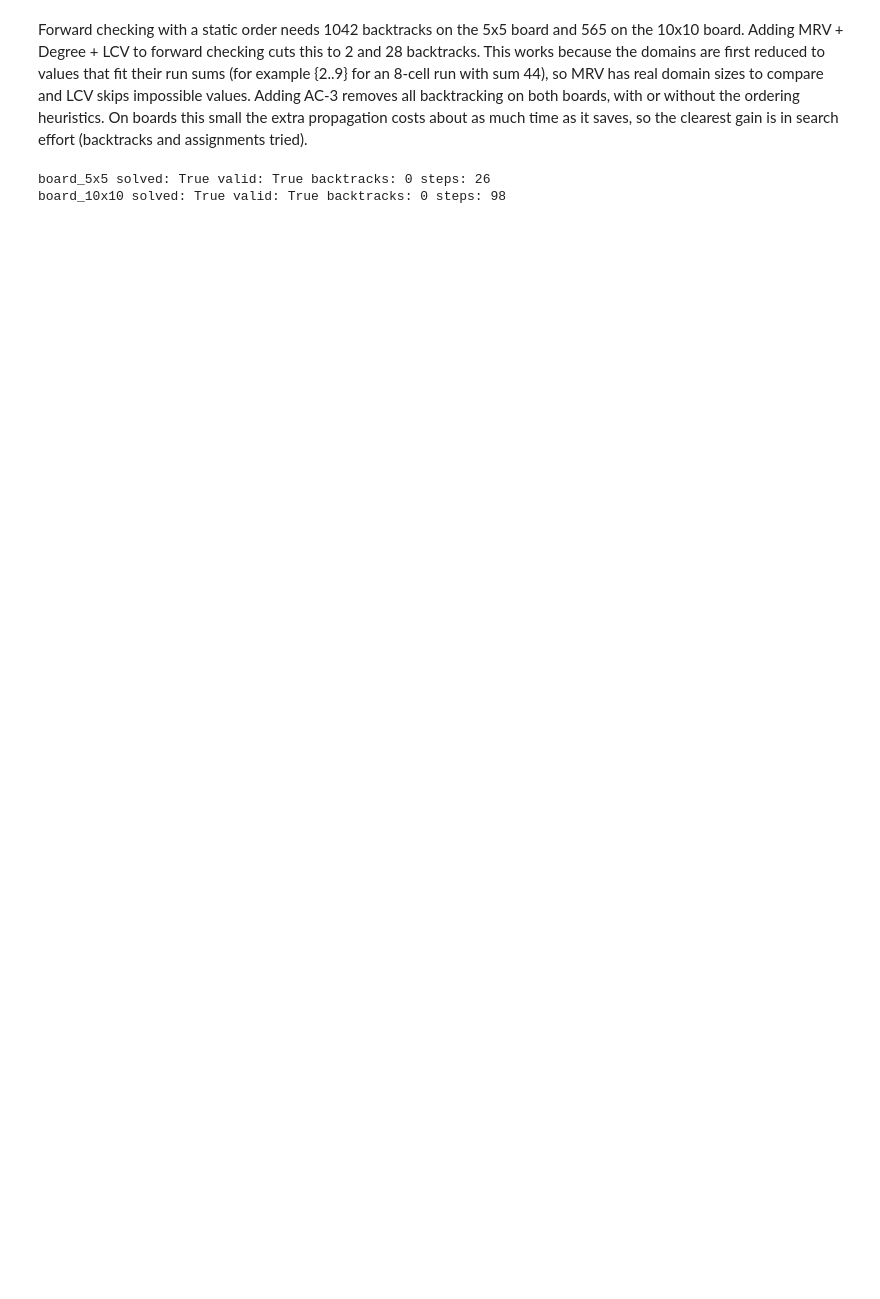
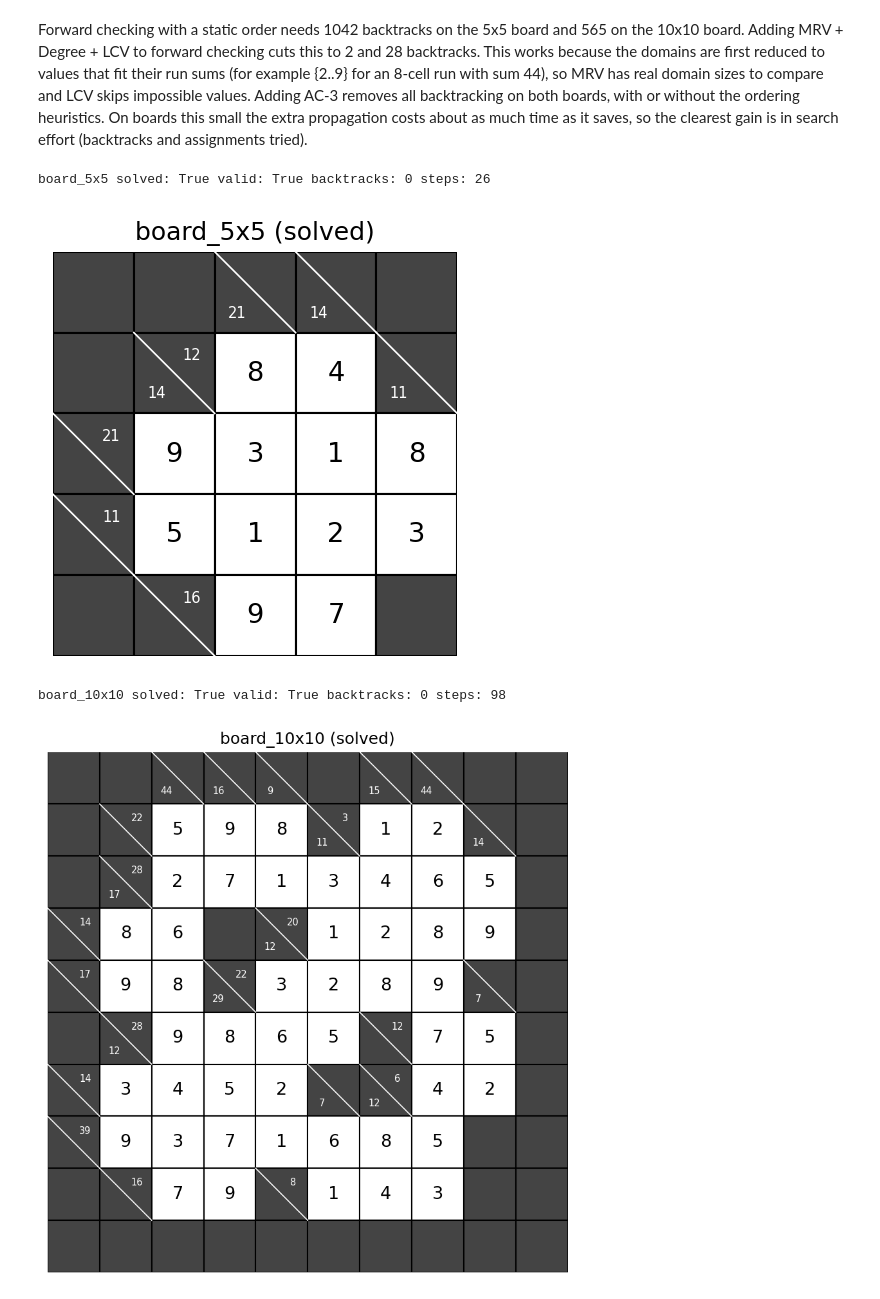
Before and after one commit to killkillton/AI_Finals, a Jupyter notebook: Task3/Task3_Experiments_and_Formulation.ipynb, the cells around one changed output. Drawn from its saved outputs; the diff is of its cells as text; code cells hidden in the pictures; blank space fills up the shorter version.

```diff
--- a/Task3/Task3_Experiments_and_Formulation.ipynb
+++ b/Task3/Task3_Experiments_and_Formulation.ipynb
@@ -111,35 +111,42 @@ Image(filename=str(RESULTS_DIR / "kakuro_performance_comparison.png"))
 # %% [markdown]
 Forward checking with a static order needs 1042 backtracks on the 5x5 board and 565 on the 10x10 board. Adding MRV + Degree + LCV to forward checking cuts this to 2 and 28 backtracks. This works because the domains are first reduced to values that fit their run sums (for example {2..9} for an 8-cell run with sum 44), so MRV has real domain sizes to compare and LCV skips impossible values. Adding AC-3 removes all backtracking on both boards, with or without the ordering heuristics. On boards this small the extra propagation costs about as much time as it saves, so the clearest gain is in search effort (backtracks and assignments tried).
 # %%
+from IPython.display import Image, display
+
 def draw_board(csp, assignments, title):
     fig, ax = plt.subplots(figsize=(csp.cols * 0.7, csp.rows * 0.7))
     for cell in csp.cells:
         r, c = cell["r"], cell["c"]
         y = csp.rows - 1 - r
         if cell["type"] == "WHITE":
             ax.add_patch(plt.Rectangle((c, y), 1, 1, facecolor="white", edgecolor="black"))
             ax.text(c + 0.5, y + 0.5, str(assignments.get((r, c), "")), ha="center", va="center", fontsize=13)
         else:
             ax.add_patch(plt.Rectangle((c, y), 1, 1, facecolor="#444444", edgecolor="black"))
             if cell["type"] == "CLUE":
                 ax.plot([c, c + 1], [y + 1, y], color="white", lw=0.8)
                 if cell.get("right_sum") is not None:
                     ax.text(c + 0.72, y + 0.72, str(cell["right_sum"]), color="white", ha="center", va="center", fontsize=7)
                 if cell.get("down_sum") is not None:
                     ax.text(c + 0.28, y + 0.25, str(cell["down_sum"]), color="white", ha="center", va="center", fontsize=7)
     ax.set_xlim(0, csp.cols); ax.set_ylim(0, csp.rows)
     ax.set_aspect("equal"); ax.axis("off"); ax.set_title(title)
-    plt.show()
+    out_path = RESULTS_DIR / f"{csp.board_id}_solved.png"
+    fig.savefig(out_path, bbox_inches="tight", dpi=150)
+    plt.close(fig)
+    display(Image(filename=str(out_path)))
 
 for board_id in BOARDS:
     csp = KakuroCSP(board_id)
     res = csp.solve()
     print(board_id, "solved:", res["solved"], "valid:", csp.is_valid_solution(res["assignments"]),
           "backtracks:", res["backtracks"], "steps:", res["steps"])
     draw_board(csp, res["assignments"], f"{board_id} (solved)")
 # %% [output]
 board_5x5 solved: True valid: True backtracks: 0 steps: 26
-board_10x10 solved: True valid: True backtracks: 0 steps: 98
+[figure, added]
+board_10x10 solved: True valid: True backtracks: 0 steps: 98
+[figure, added]
 # %% [markdown]
 ### Conclusion
 
```
Also changed, not shown: parts of 4 cells of this notebook, 6 other files.
